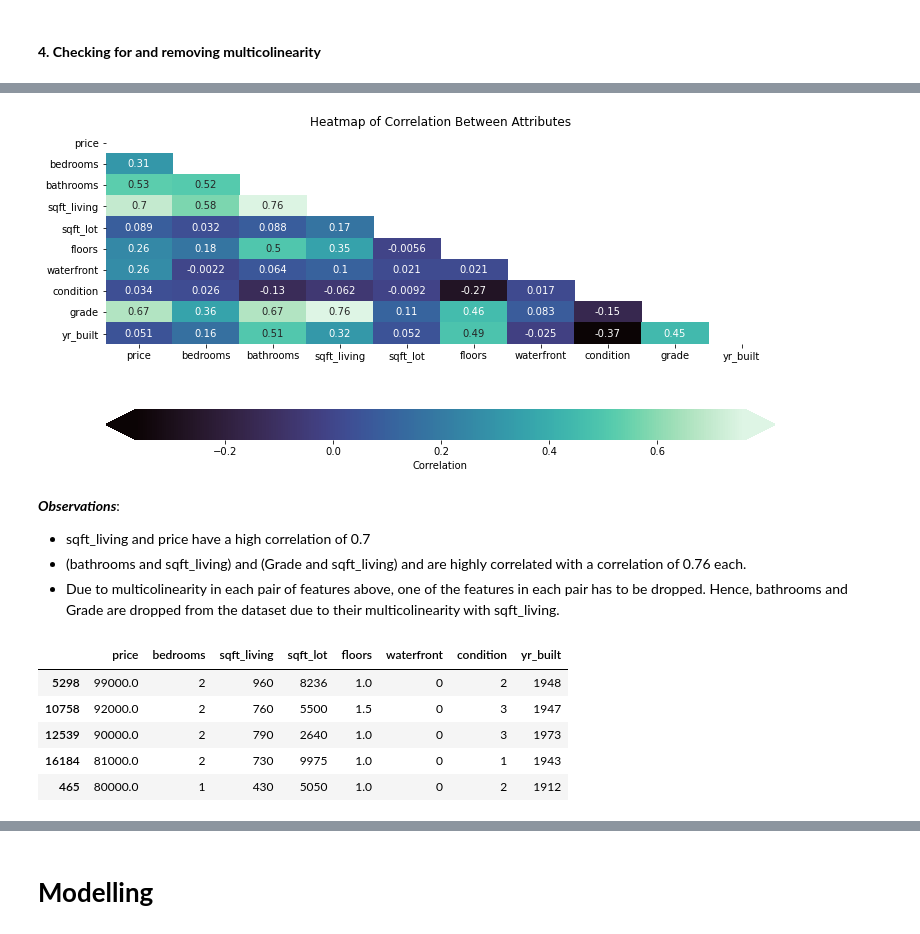
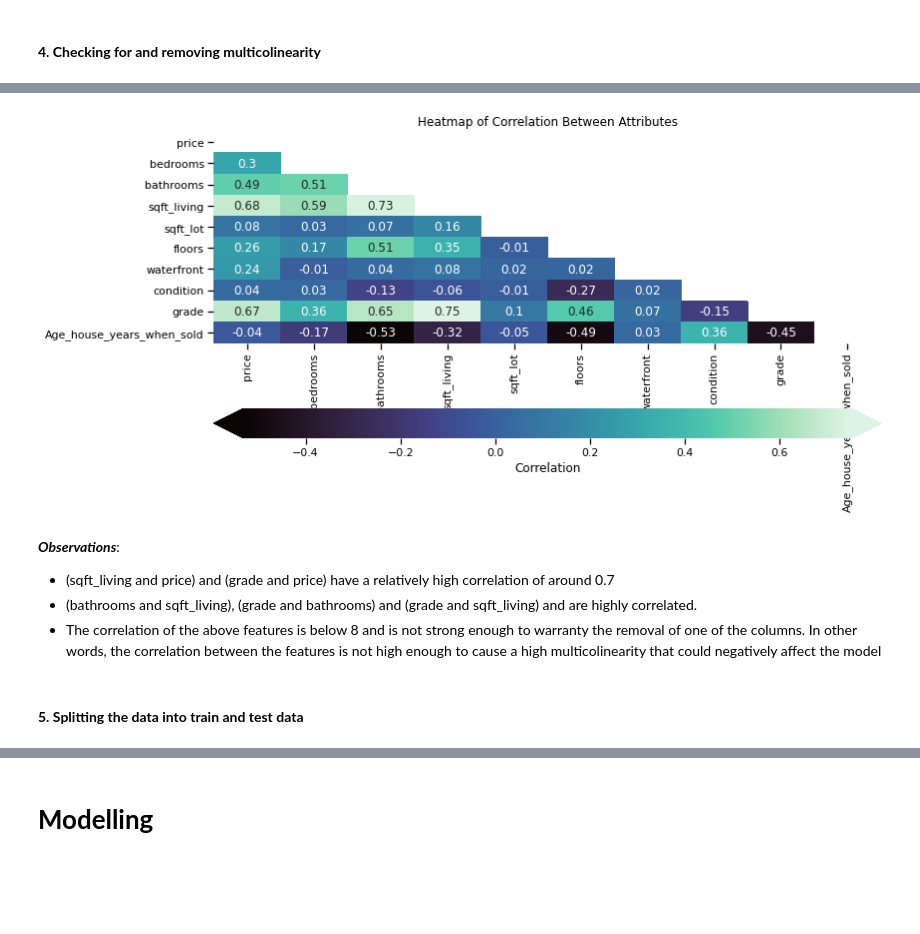
Before and after one commit to FridahKimathi/House-Sales-in-King-County-Washington-USA, a Jupyter notebook: index.ipynb, the cells around one changed output, grey strips where cells are left out. Drawn from its saved outputs; the diff is of its cells as text; code cells hidden in the pictures; blank space fills up the shorter version.

```diff
--- a/index.ipynb
+++ b/index.ipynb
@@ -226,0 +215,3 @@ kc_new_df['waterfront'] = kc_new_df['waterfront'].astype('int64')
+# %%
+kc_new_df['Age_house_years_when_sold'] = round(((kc_new_df['date']- kc_new_df['yr_built'])/np.timedelta64(1, 'Y')),0)
+kc_new_df.head()
@@ -226,0 +225,4 @@ kc_new_df['waterfront'] = kc_new_df['waterfront'].astype('int64')
+# %%
+# Converting the age_house_years_when_sold to int
+kc_new_df['Age_house_years_when_sold'] = kc_new_df['Age_house_years_when_sold'].map(int)
+kc_new_df.head()
@@ -241,0 +282,3 @@ dtype: object
+# %%
+kc_new_df = kc_new_df.sort_values(by='date').drop_duplicates(subset='id', keep='last')
+kc_new_df
@@ -258,49 +375,42 @@ kc_new_df.corr()
+# %%
+# Dropping columns that are no longer need in the data frame
+new_irrelevant_columns = ['id', 'date', 'yr_built']
+kc_new_df = kc_new_df.drop(new_irrelevant_columns, axis=1)
 # %%
 # df with the correlation matrix
-kc_data_corr = kc_new_df.corr()
+kc_data_corr = round(kc_new_df.corr(), 2)
 
 # Setting up the figure and axes
 fig, ax = plt.subplots(figsize=(12,6))
 
 # Plotting a heatmap of the correlation matrix(kc_data_corr), with both numbers and colors indicating the correlations
 sns.heatmap(
     # Specifying the data to be plotted
     data = kc_data_corr,
 
     # The mask is used to ensure duplicates are not shown
     mask=np.triu(np.ones_like(kc_data_corr, dtype=bool)),
 
     # Specifying the that the existing axes (ax) should be used
     ax=ax,
      # Specifying that the labels should be shown too.
     annot=True,
 
      # Customizing the  colorbar appearance
     cmap="mako",
     cbar_kws={"label": "Correlation", "orientation": "horizontal", "pad": .2, "extend": "both"}
 
 )
 # Customize the plot appearance
 ax.set_title("Heatmap of Correlation Between Attributes");
 # %% [output]
-[figure, old version]
+[figure, new version]
 # %% [markdown]
 **_Observations_**:
  <ul type='square'>
-   <li> sqft_living and price have a high correlation of 0.7</li>
-    <li>(bathrooms and sqft_living) and (Grade and sqft_living) and  are highly correlated with a correlation of 0.76 each. </li>
-    <li>Due to multicolinearity in each pair of features above, one of the features in each pair has to be dropped. Hence, bathrooms and Grade are dropped from the dataset due to their multicolinearity with sqft_living.</li>
+   <li> (sqft_living and price) and (grade and price) have a relatively high correlation of around 0.7</li>
+    <li>(bathrooms and sqft_living), (grade and bathrooms) and (grade and sqft_living) and  are highly correlated. </li>
+    <li> The correlation of the above features is below 8 and is not strong enough to warranty the removal of one of the columns. In other words, the correlation between the features is not high enough to cause a high multicolinearity that could negatively affect the model </li>
  </ul>
-# %%
-# Dropping bathroom and grade columns from the dataframe
-kc_new_df = kc_new_df.drop(['bathrooms', 'grade'], axis=1).copy()
-
-# Previewing the last 5 rows of the data
-kc_new_df.tail()
-# %% [output]
-|  | price | bedrooms | sqft_living | sqft_lot | floors | waterfront | condition | yr_built |
-| 5298 | 99000.0 | 2 | 960 | 8236 | 1.0 | 0 | 2 | 1948 |
-| 10758 | 92000.0 | 2 | 760 | 5500 | 1.5 | 0 | 3 | 1947 |
-| 12539 | 90000.0 | 2 | 790 | 2640 | 1.0 | 0 | 3 | 1973 |
-| 16184 | 81000.0 | 2 | 730 | 9975 | 1.0 | 0 | 1 | 1943 |
-| 465 | 80000.0 | 1 | 430 | 5050 | 1.0 | 0 | 2 | 1912 |
+# %% [markdown]
+ #### **5. Splitting the data into train and test data**
```
Also changed, not shown: parts of 86 cells of this notebook, 8 other files.
